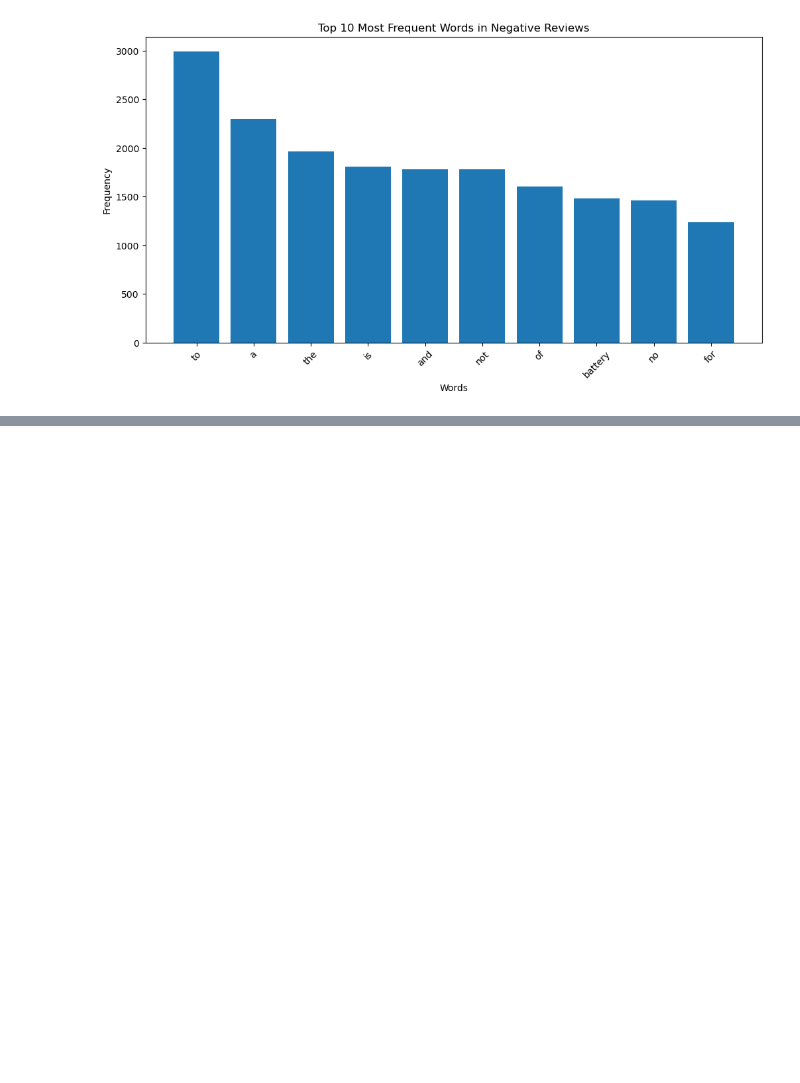
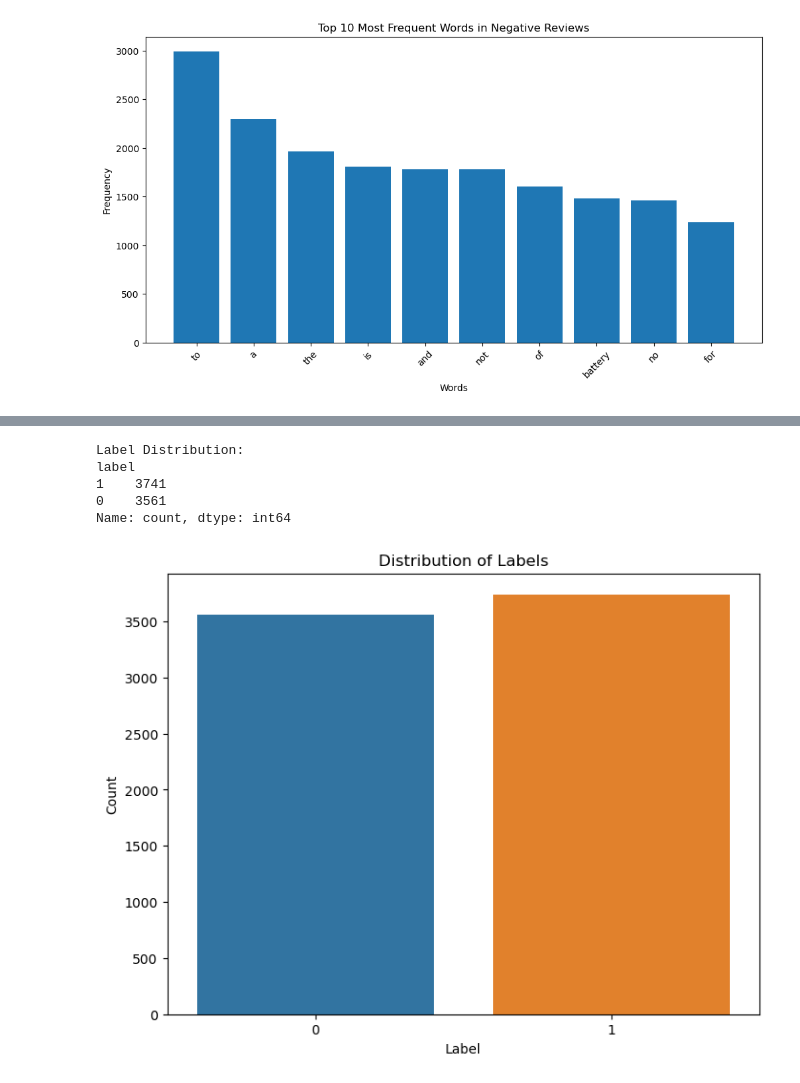
Before and after one commit to sokliengphat1/Sentiment-Analysis-for-Product-Reviews, a Jupyter notebook: Sentiment_Classification_Analysis.ipynb, the cells around one changed output, grey strips where cells are left out. Saved outputs shown, nothing was run; the diff lists cells and outputs as text; code cells hidden in the pictures; blank space fills up the shorter version.

```diff
--- a/Sentiment_Classification_Analysis.ipynb
+++ b/Sentiment_Classification_Analysis.ipynb
@@ -171,0 +698,11 @@ plot_top_words_frequency(negative_tokens, 'Top 10 Most Frequent Words in Negativ
+# %%
+# Splitting the data into features (X) and labels (y)
+X = data.drop(columns=['review_text', 'label'])
+y = data['label']
+
+# Splitting the data into training and testing sets
+X_train, X_test, y_train, y_test = train_test_split(X, y, test_size=0.2, random_state=42, stratify=y)
+# %%
+# Combining X_test and y_test into a single dataframe
+test_data = pd.concat([X_test, y_test], axis=1)
+test_data
@@ -171,0 +723,10 @@ plot_top_words_frequency(negative_tokens, 'Top 10 Most Frequent Words in Negativ
+# %%
+# Plot label distribution
+plot_label_distribution(test_data)
+# %% [output]
+Label Distribution:
+label
+1    3741
+0    3561
+Name: count, dtype: int64
+[figure, added]
```
Also changed, not shown: parts of 79 cells of this notebook.
